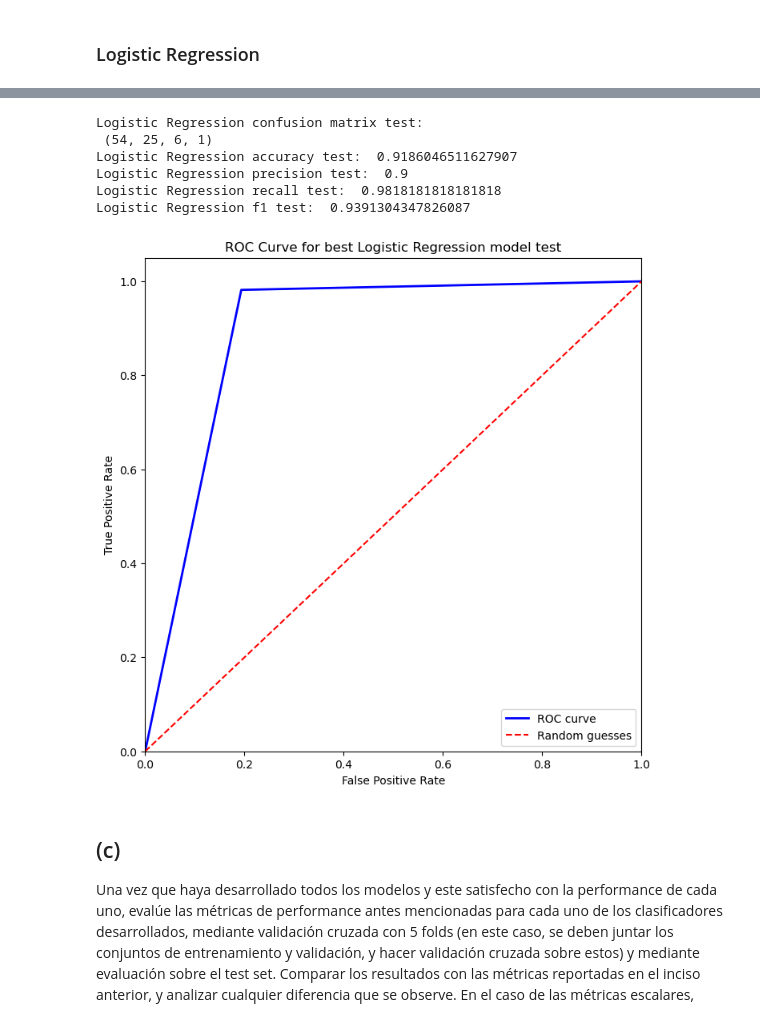
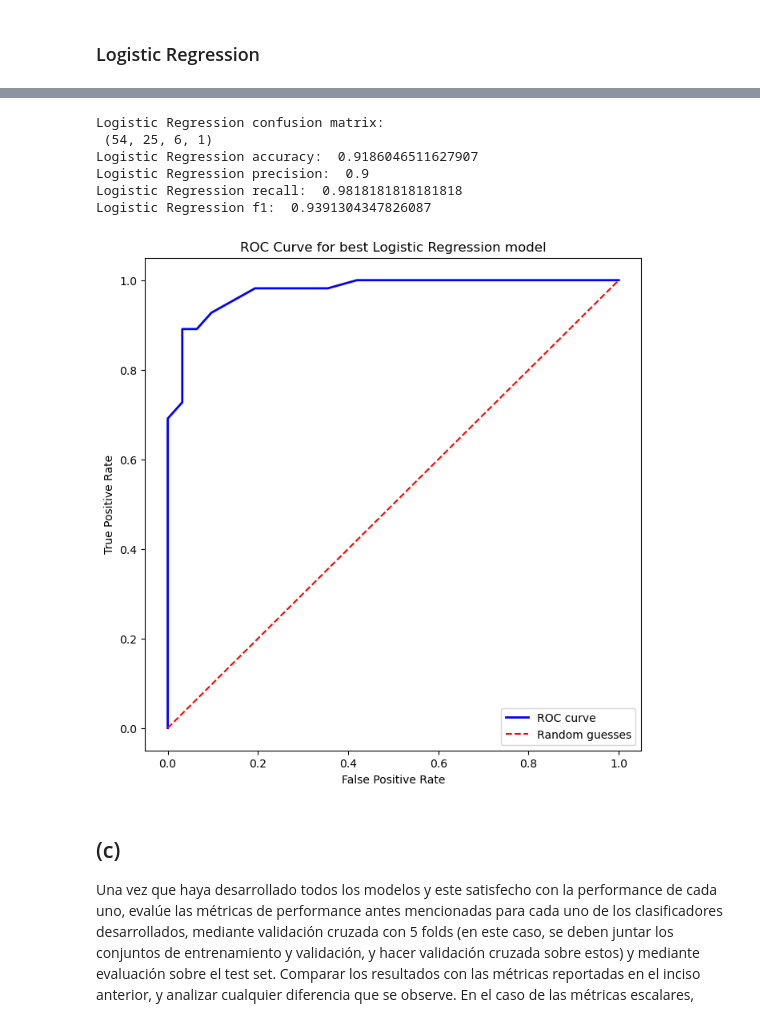
Before and after one commit to maxgubitosi/ML-Classification-Models-from-Scratch, a Jupyter notebook: Problema 1/Problema_1.ipynb, the cells around one changed output, grey strips where cells are left out. Saved outputs shown, nothing was run; the diff lists cells and outputs as text; code cells hidden in the pictures.

```diff
--- a/Problema 1/Problema_1.ipynb
+++ b/Problema 1/Problema_1.ipynb
@@ -312,0 +285,18 @@ Best lambda:  0.01
+# %%
+auc_rocs = []
+lmbdas = np.logspace(-4, 0, 100)
+
+for lam in tqdm(lmbdas):
+    logr_model = LogisticRegression(lmbda=lam)
+    logr_model.fit(X_train, y_train)
+    y_pred_logr = logr_model.predict(X_validation)
+
+    TPR, FPR = roc_curve(y_validation, logr_model, X_validation)
+    auc_rocs.append(auc_roc(TPR, FPR))
+
+print("TPR: ", TPR)
+print("FPR: ", FPR)
+
+# Find the best lambda (highest auc_roc and its index)
+best_auc_roc = max(auc_rocs)
+best_lam = lmbdas[auc_rocs.index(best_auc_roc)]
@@ -342,28 +341,31 @@ Logistic Regression f1:  0.961038961038961
 # %%
-# logistic regression results in the test set
+# results in the test set
+logr_best_model = LogisticRegression(lmbda=best_lam)
+logr_best_model.fit(X_train, y_train)
+
 y_pred_logr = logr_best_model.predict(X_test)
 logr_confusion_matrix_test = confusion_matrix(y_test, y_pred_logr)
 logr_accuracy_test = accuracy(y_test, y_pred_logr)
 logr_precision_test = precision(y_test, y_pred_logr)
 logr_recall_test = recall(y_test, y_pred_logr)
 logr_f1_test = f1(y_test, y_pred_logr)
 
-print("Logistic Regression confusion matrix test: \n", logr_confusion_matrix_test)
-print("Logistic Regression accuracy test: ", logr_accuracy_test)
-print("Logistic Regression precision test: ", logr_precision_test)
-print("Logistic Regression recall test: ", logr_recall_test)
-print("Logistic Regression f1 test: ", logr_f1_test)
+print("Logistic Regression confusion matrix: \n", logr_confusion_matrix_test)
+print("Logistic Regression accuracy: ", logr_accuracy_test)
+print("Logistic Regression precision: ", logr_precision_test)
+print("Logistic Regression recall: ", logr_recall_test)
+print("Logistic Regression f1: ", logr_f1_test)
 
 # roc curve
-logr_fpr_test, logr_tpr_test = roc_curve(y_test, y_pred_logr, plot=True, model_name='best Logistic Regression model test')
+logr_fpr_test, logr_tpr_test = roc_curve(y_test, logr_best_model, X_test, plot=True, model_name='best Logistic Regression model')
 # %% [output]
-Logistic Regression confusion matrix test:
+Logistic Regression confusion matrix:
  (54, 25, 6, 1)
-Logistic Regression accuracy test:  0.9186046511627907
-Logistic Regression precision test:  0.9
-Logistic Regression recall test:  0.9818181818181818
-Logistic Regression f1 test:  0.9391304347826087
+Logistic Regression accuracy:  0.9186046511627907
+Logistic Regression precision:  0.9
+Logistic Regression recall:  0.9818181818181818
+Logistic Regression f1:  0.9391304347826087
-[figure, old version]
+[figure, new version]
 # %% [markdown]
 ## (c)
 Una vez que haya desarrollado todos los modelos y este satisfecho con la performance de cada uno, evalúe las métricas de performance antes mencionadas para cada uno de los clasificadores desarrollados, mediante validación cruzada con 5 folds (en este caso, se deben juntar los conjuntos de entrenamiento y validación, y hacer validación cruzada sobre estos) y mediante evaluación sobre el test set.
```
Also changed, not shown: parts of 17 cells of this notebook, 2 other files.
